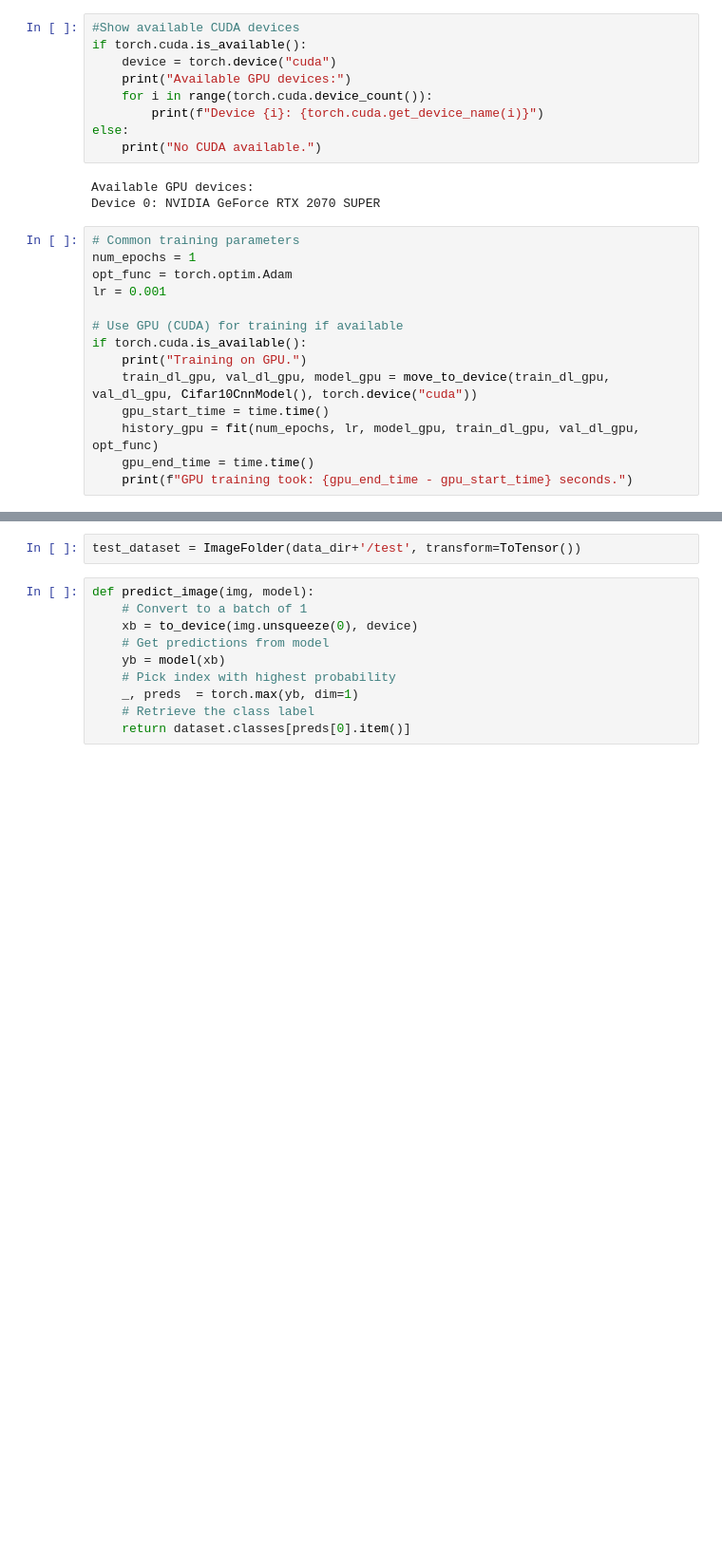
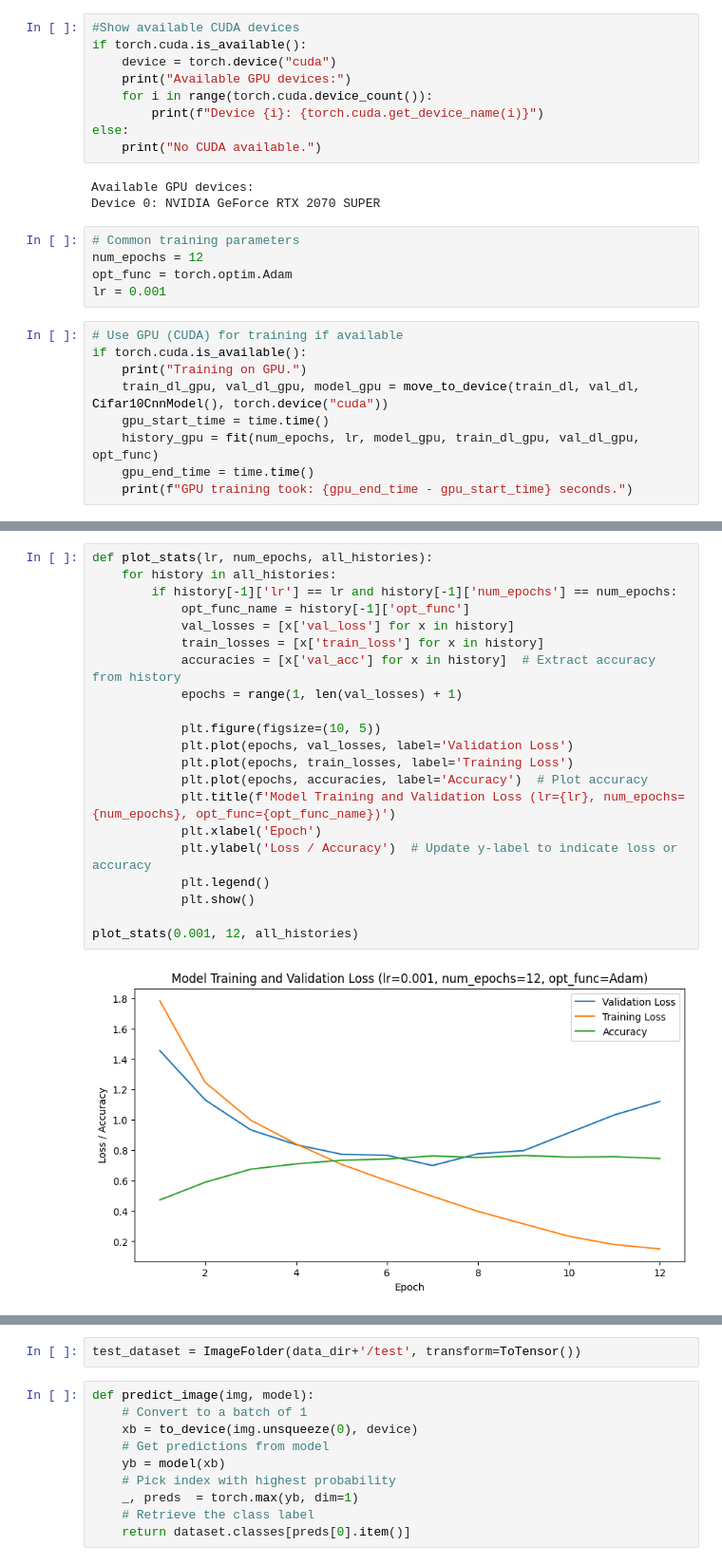
Before and after one commit to flexer89/pytorch-cnn, a Jupyter notebook: pytorch-cnn-2.ipynb, the cells around one changed output, grey strips where cells are left out. Shown at 95% size. Drawn from its saved outputs; the diff is of its cells as text; blank space fills up the shorter version.

```diff
--- a/pytorch-cnn-2.ipynb
+++ b/pytorch-cnn-2.ipynb
@@ -275,16 +275,16 @@ else:
 # %% [output]
 Available GPU devices:
 Device 0: NVIDIA GeForce RTX 2070 SUPER
+# %%
+# Common training parameters
+num_epochs = 12
+opt_func = torch.optim.Adam
+lr = 0.001
 # %%
-# Common training parameters
-num_epochs = 1
-opt_func = torch.optim.Adam
-lr = 0.001
-
 # Use GPU (CUDA) for training if available
 if torch.cuda.is_available():
     print("Training on GPU.")
-    train_dl_gpu, val_dl_gpu, model_gpu = move_to_device(train_dl_gpu, val_dl_gpu, Cifar10CnnModel(), torch.device("cuda"))
+    train_dl_gpu, val_dl_gpu, model_gpu = move_to_device(train_dl, val_dl, Cifar10CnnModel(), torch.device("cuda"))
     gpu_start_time = time.time()
     history_gpu = fit(num_epochs, lr, model_gpu, train_dl_gpu, val_dl_gpu, opt_func)
     gpu_end_time = time.time()
@@ -351,0 +450,23 @@ plot_losses(history)
+# %%
+def plot_stats(lr, num_epochs, all_histories):
+    for history in all_histories:
+        if history[-1]['lr'] == lr and history[-1]['num_epochs'] == num_epochs:
+            opt_func_name = history[-1]['opt_func']
+            val_losses = [x['val_loss'] for x in history]
+            train_losses = [x['train_loss'] for x in history]
+            accuracies = [x['val_acc'] for x in history]  # Extract accuracy from history
+            epochs = range(1, len(val_losses) + 1)
+
+            plt.figure(figsize=(10, 5))
+            plt.plot(epochs, val_losses, label='Validation Loss')
+            plt.plot(epochs, train_losses, label='Training Loss')
+            plt.plot(epochs, accuracies, label='Accuracy')  # Plot accuracy
+            plt.title(f'Model Training and Validation Loss (lr={lr}, num_epochs={num_epochs}, opt_func={opt_func_name})')
+            plt.xlabel('Epoch')
+            plt.ylabel('Loss / Accuracy')  # Update y-label to indicate loss or accuracy
+            plt.legend()
+            plt.show()
+
+plot_stats(0.001, 12, all_histories)
+# %% [output]
+[figure, added]
```
Also changed, not shown: parts of 34 cells of this notebook, 57 other files.
